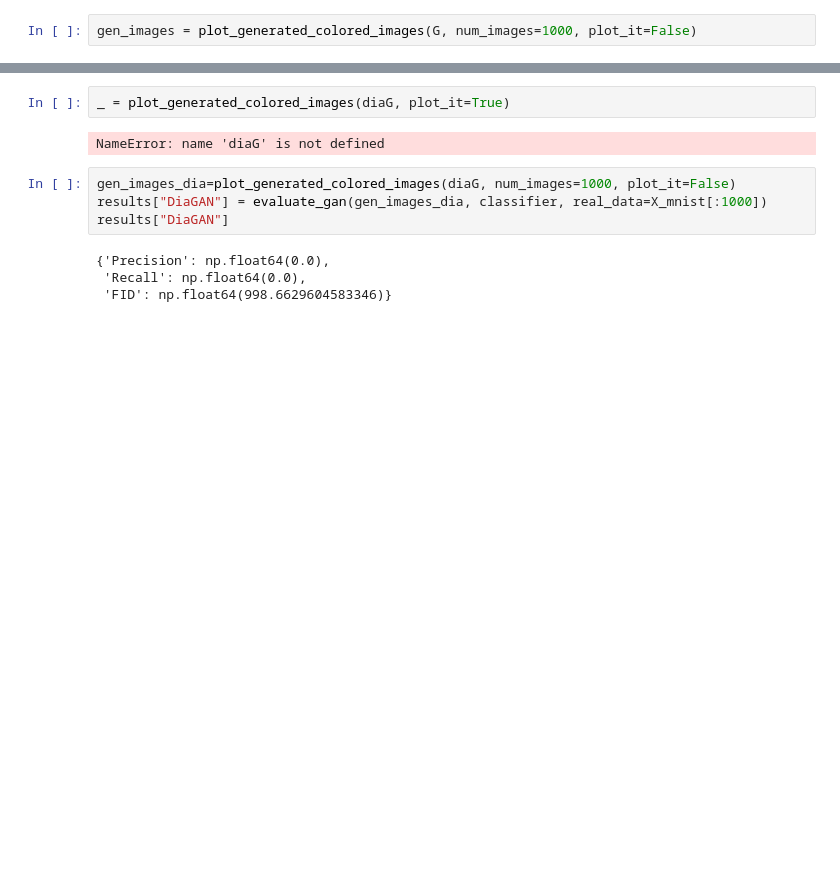
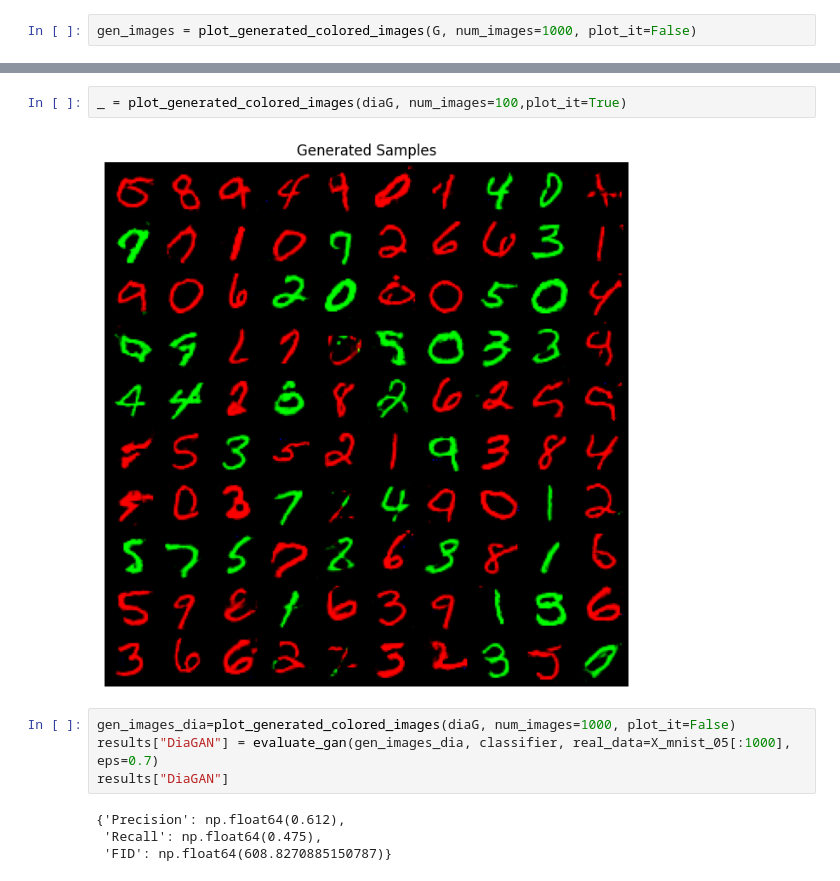
Before and after one commit to Sarptan/DiaGAN-Project, a Jupyter notebook: notebooks/DiaGAN_on_colored_MNIST.ipynb, the cells around one changed output, grey strips where cells are left out. Drawn from its saved outputs; the diff is of its cells as text; blank space fills up the shorter version.

```diff
--- a/notebooks/DiaGAN_on_colored_MNIST.ipynb
+++ b/notebooks/DiaGAN_on_colored_MNIST.ipynb
@@ -536,12 +551,12 @@ trained_diaG = train_DiaGAN(
 # %%
-_ = plot_generated_colored_images(diaG, plot_it=True)
+_ = plot_generated_colored_images(diaG, num_images=100,plot_it=True)
 # %% [output]
-NameError: name 'diaG' is not defined
+[figure, added]
 # %%
 gen_images_dia=plot_generated_colored_images(diaG, num_images=1000, plot_it=False)
-results["DiaGAN"] = evaluate_gan(gen_images_dia, classifier, real_data=X_mnist[:1000])
+results["DiaGAN"] = evaluate_gan(gen_images_dia, classifier, real_data=X_mnist_05[:1000], eps=0.7)
 results["DiaGAN"]
 # %% [output]
-{'Precision': np.float64(0.0),
- 'Recall': np.float64(0.0),
- 'FID': np.float64(998.6629604583346)}
+{'Precision': np.float64(0.612),
+ 'Recall': np.float64(0.475),
+ 'FID': np.float64(608.8270885150787)}
```
Also changed, not shown: parts of 6 cells of this notebook.
